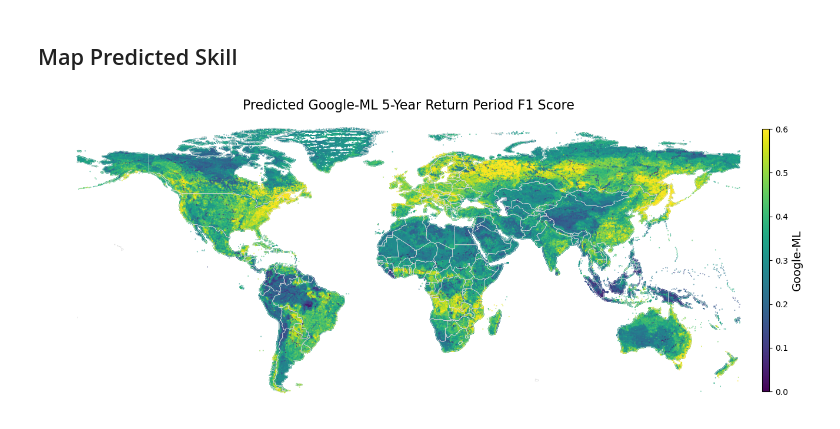
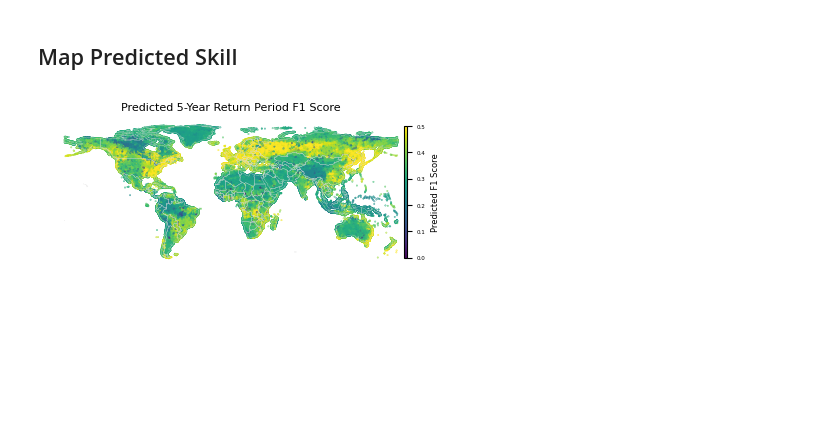
Before and after one commit to google-research-datasets/global_streamflow_model_paper, a Jupyter notebook: notebooks/figure8_global_predicted_skill_map.ipynb, the cells around one changed output. Drawn from its saved outputs; the diff is of its cells as text; code cells hidden in the pictures; blank space fills up the shorter version.

```diff
--- a/notebooks/figure8_global_predicted_skill_map.ipynb
+++ b/notebooks/figure8_global_predicted_skill_map.ipynb
@@ -27,8 +30,8 @@ attributes = loading_utils.load_attributes_file(gauges=gauges)
 _DATASET_RETURN_PERIOD_METRICS_PATH = {
     'google_2014': data_paths.GOOGLE_2014_RETURN_PERIOD_METRICS_DIR,
     'google_1980': data_paths.GOOGLE_1980_RETURN_PERIOD_METRICS_DIR,
-    'glofas_2014': data_paths.GLOFAS_v3_REANALYSIS_2014_RETURN_PERIOD_METRICS_DIR,
-    'glofas_1980': data_paths.GLOFAS_v3_REANALYSIS_1980_RETURN_PERIOD_METRICS_DIR,
+    'glofas_2014': data_paths.GLOFAS_2014_RETURN_PERIOD_METRICS_DIR,
+    'glofas_1980': data_paths.GLOFAS_1980_RETURN_PERIOD_METRICS_DIR,
 }
 # %%
 precisions_by_lead_time = {}
@@ -172,28 +175,40 @@ hydroatlas_attributes.dropna(inplace=True)
 hybas_gauges = list(hydroatlas_attributes.index)
 # %%
 # Make predictions
-hydroatlas_attributes = (hydroatlas_attributes - hydroatlas_attributes.mean()) / hydroatlas_attributes.std()
+hydroatlas_attributes = (
+    hydroatlas_attributes - hydroatlas_attributes.mean()) / hydroatlas_attributes.std()
 for col in hydroatlas_attributes.columns:
-    hydroatlas_attributes[col] = hydroatlas_attributes[col].replace(np.nan, hydroatlas_attributes[col].min())
+    hydroatlas_attributes[col] = hydroatlas_attributes[col].replace(
+        np.nan, hydroatlas_attributes[col].min())
 
 predictions = model_google.predict(hydroatlas_attributes)
-predictions = pd.Series(data=predictions, index=hydroatlas_attributes.index, name='Google-ML')
+predictions = pd.Series(
+    data=predictions,
+    index=hydroatlas_attributes.index,
+    name='Predicted F1 Score'
+)
 # %% [markdown]
 ## Map Predicted Skill
 # %%
-fig, axes = plt.subplots(1, 1, figsize=(1*evaluation_utils.LONGITUDE_FIG_SIZE, 1*evaluation_utils.LATITIDE_FIG_SIZE))
+fig, axes = plt.subplots(
+    1, 1,
+    figsize=(
+        evaluation_utils.NATURE_FIG_SIZES['one_half_column'],
+        evaluation_utils.LATITIDE_FIG_SCALER * evaluation_utils.NATURE_FIG_SIZES['one_half_column']
+    )
+)
 
 ax = evaluation_utils.spatial_plot(
     metric_data=predictions,
     latlon=hydroatlas_latlon,
-    metric='Google-ML',
-    title=f'Predicted Google-ML {return_period}-Year Return Period F1 Score',
+    metric='Predicted F1 Score',
+    title=f'Predicted {return_period}-Year Return Period F1 Score',
     vmin=0,
-    vmax=0.6,
+    vmax=0.5,
     ax=axes,
     ms=0.1,
 )
 
 evaluation_utils.save_figure(data_paths.GLOBAL_PREDICTED_SKILL_MAP_FILENAME)
 # %% [output]
-[figure, old version]
+[figure, new version]
```
Also changed, not shown: parts of 2 cells of this notebook, 23 other files.
